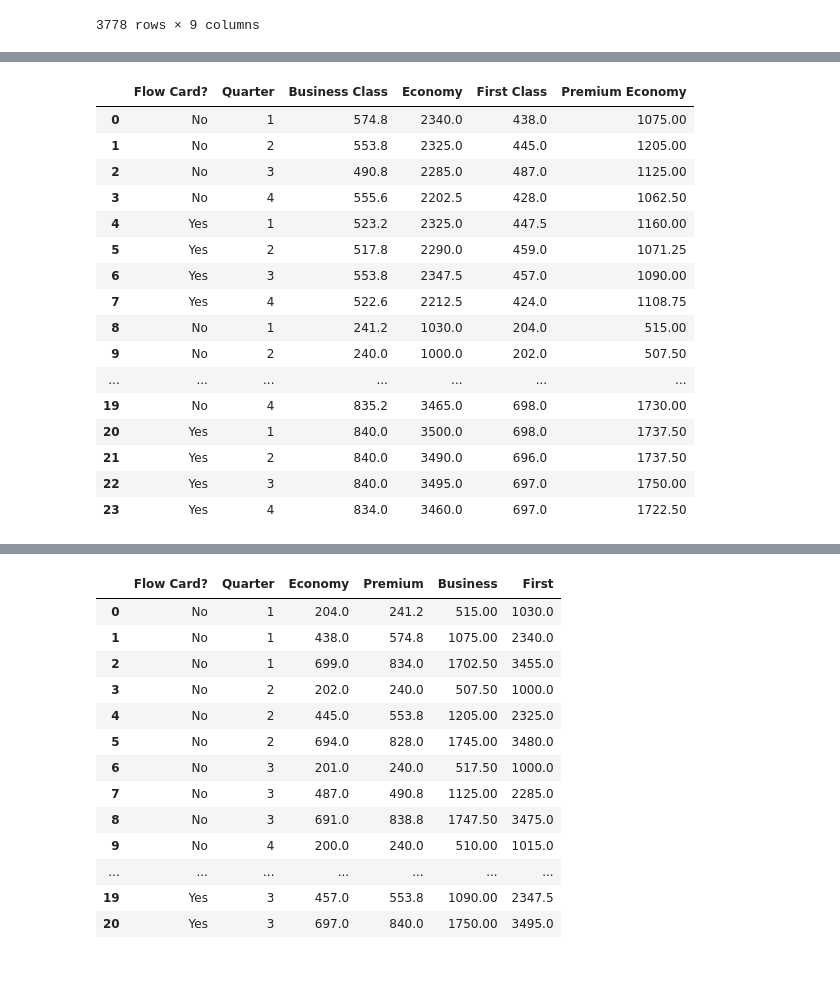
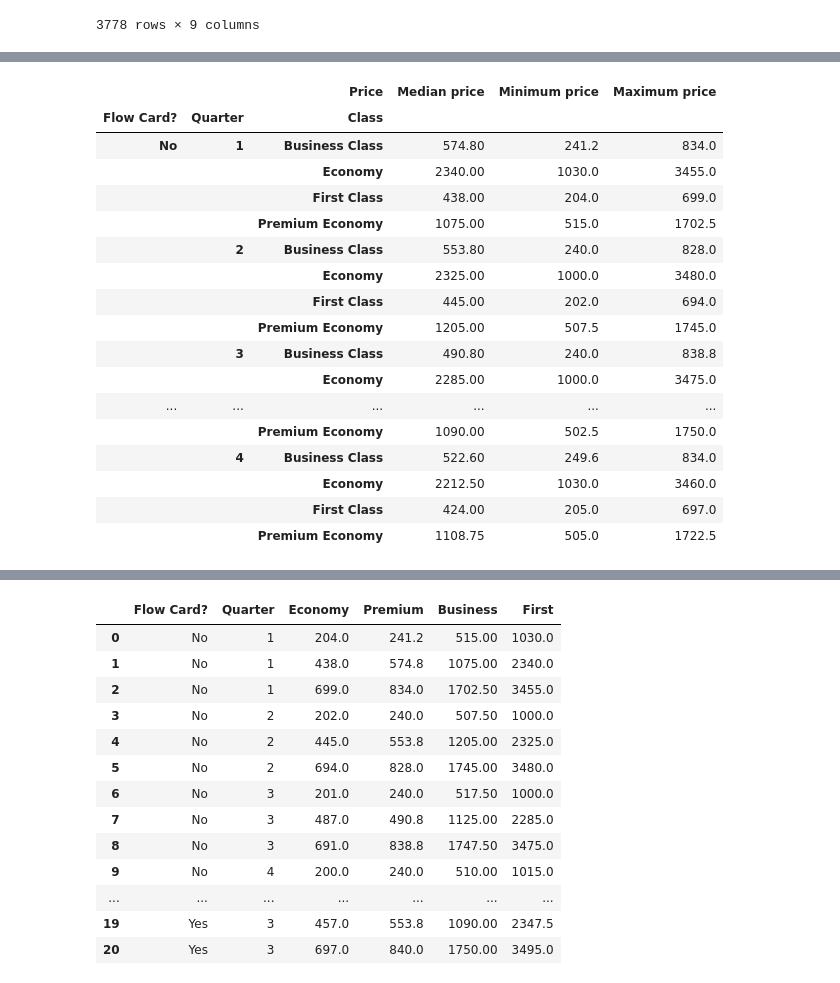
Before and after one commit to cenviity/preppin-data, a Jupyter notebook: 2024/02/2024_02.ipynb, the cells around one changed output, grey strips where cells are left out. Cells and saved outputs as stored; diff of their text form; code cells hidden in the pictures.

```diff
--- a/2024/02/2024_02.ipynb
+++ b/2024/02/2024_02.ipynb
@@ -175,28 +58,33 @@ maximum_prices_by_group_pivoted
-# %%
-# Union all data
-df = pd.concat(
-    (
-        median_prices_by_group_pivoted,
-        minimum_prices_by_group_pivoted,
-        maximum_prices_by_group_pivoted,
-    )
-).reset_index(drop=True)
-df
-# %% [output]
-|  | Flow Card? | Quarter | Business Class | Economy | First Class | Premium Economy |
-| 0 | No | 1 | 574.8 | 2340.0 | 438.0 | 1075.00 |
-| 1 | No | 2 | 553.8 | 2325.0 | 445.0 | 1205.00 |
-| 2 | No | 3 | 490.8 | 2285.0 | 487.0 | 1125.00 |
-| 3 | No | 4 | 555.6 | 2202.5 | 428.0 | 1062.50 |
-| 4 | Yes | 1 | 523.2 | 2325.0 | 447.5 | 1160.00 |
-| 5 | Yes | 2 | 517.8 | 2290.0 | 459.0 | 1071.25 |
-| 6 | Yes | 3 | 553.8 | 2347.5 | 457.0 | 1090.00 |
-| 7 | Yes | 4 | 522.6 | 2212.5 | 424.0 | 1108.75 |
-| 8 | No | 1 | 241.2 | 1030.0 | 204.0 | 515.00 |
-| 9 | No | 2 | 240.0 | 1000.0 | 202.0 | 507.50 |
-| ... | ... | ... | ... | ... | ... | ... |
-| 19 | No | 4 | 835.2 | 3465.0 | 698.0 | 1730.00 |
-| 20 | Yes | 1 | 840.0 | 3500.0 | 698.0 | 1737.50 |
-| 21 | Yes | 2 | 840.0 | 3490.0 | 696.0 | 1737.50 |
-| 22 | Yes | 3 | 840.0 | 3495.0 | 697.0 | 1750.00 |
-| 23 | Yes | 4 | 834.0 | 3460.0 | 697.0 | 1722.50 |
+# %%
+# Group by various fields
+# Calculate median, minimum and maximum prices by group
+aggregations = {
+    "Median price": pd.NamedAgg("Price", "median"),
+    "Minimum price": pd.NamedAgg("Price", "min"),
+    "Maximum price": pd.NamedAgg("Price", "max"),
+}
+df = (
+    df.groupby(["Flow Card?", "Quarter", "Class"])
+    .agg(**aggregations)
+    .rename_axis(columns="Price")
+)
+df
+# %% [output]
+|  |  | Price | Median price | Minimum price | Maximum price |
+| Flow Card? | Quarter | Class |  |  |  |
+| No | 1 | Business Class | 574.80 | 241.2 | 834.0 |
+|  |  | Economy | 2340.00 | 1030.0 | 3455.0 |
+|  |  | First Class | 438.00 | 204.0 | 699.0 |
+|  |  | Premium Economy | 1075.00 | 515.0 | 1702.5 |
+|  | 2 | Business Class | 553.80 | 240.0 | 828.0 |
+|  |  | Economy | 2325.00 | 1000.0 | 3480.0 |
+|  |  | First Class | 445.00 | 202.0 | 694.0 |
+|  |  | Premium Economy | 1205.00 | 507.5 | 1745.0 |
+|  | 3 | Business Class | 490.80 | 240.0 | 838.8 |
+|  |  | Economy | 2285.00 | 1000.0 | 3475.0 |
+| ... | ... | ... | ... | ... | ... |
+|  |  | Premium Economy | 1090.00 | 502.5 | 1750.0 |
+|  | 4 | Business Class | 522.60 | 249.6 | 834.0 |
+|  |  | Economy | 2212.50 | 1030.0 | 3460.0 |
+|  |  | First Class | 424.00 | 205.0 | 697.0 |
+|  |  | Premium Economy | 1108.75 | 505.0 | 1722.5 |
```
Also changed, not shown: parts of 9 cells of this notebook.
